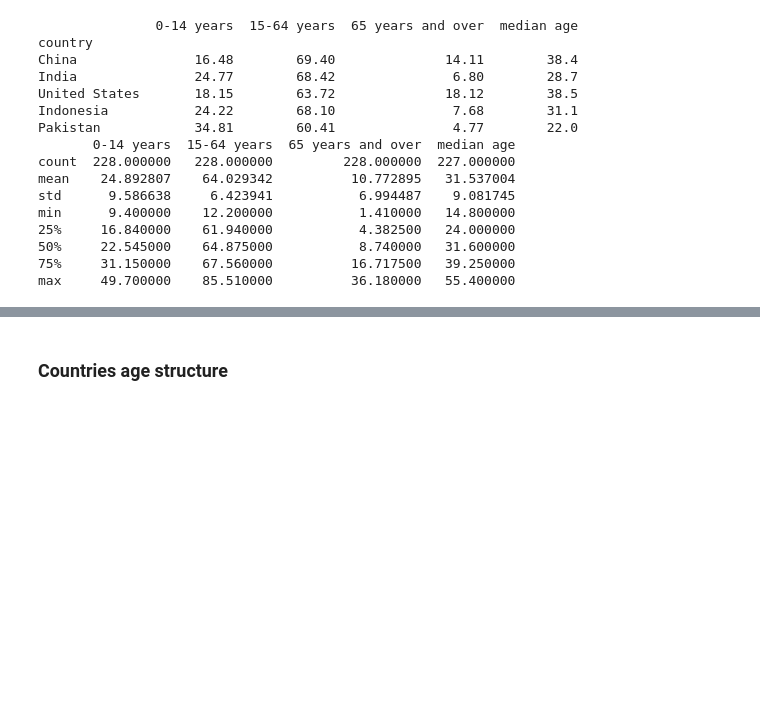
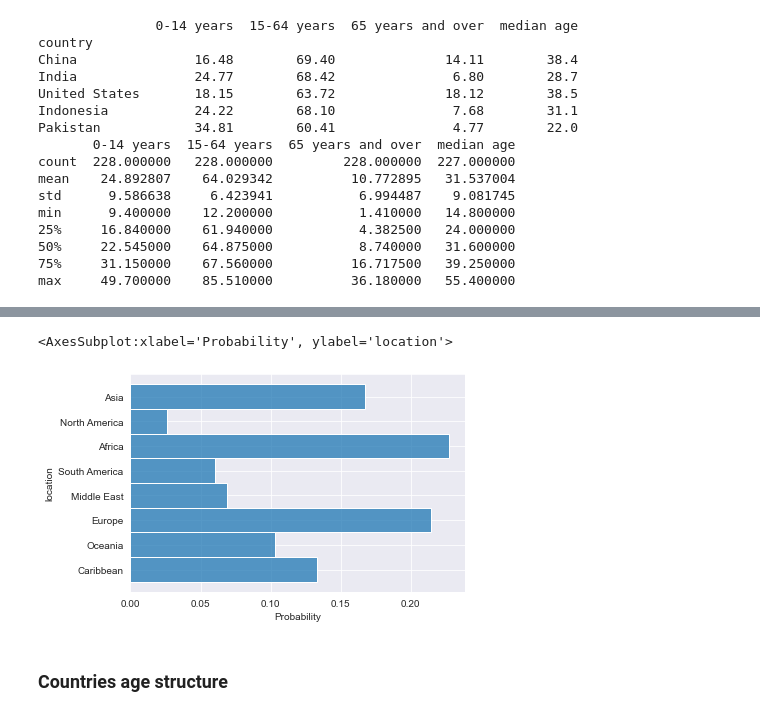
Before and after one commit to farqlia/WorldCountriesProject, a Jupyter notebook: notebooks/Aging Population Classification.ipynb, the cells around one changed output, grey strips where cells are left out. Drawn from its saved outputs; the diff is of its cells as text; code cells hidden in the pictures; blank space fills up the shorter version.

```diff
--- a/notebooks/Aging Population Classification.ipynb
+++ b/notebooks/Aging Population Classification.ipynb
@@ -55,0 +67,2 @@ max     49.700000    85.510000          36.180000   55.400000
+# %%
+continents = downloading.open_metric('location')
@@ -56,3 +79,8 @@ max     49.700000    85.510000          36.180000   55.400000
+# %%
+sns.histplot(continents, y='location', stat='probability')
+# %% [output]
+<AxesSubplot:xlabel='Probability', ylabel='location'>
+[figure, added]
 # %%
 def country_names(df):
     values = df.index.values
```
Also changed, not shown: parts of 6 cells of this notebook, 2 other files.
